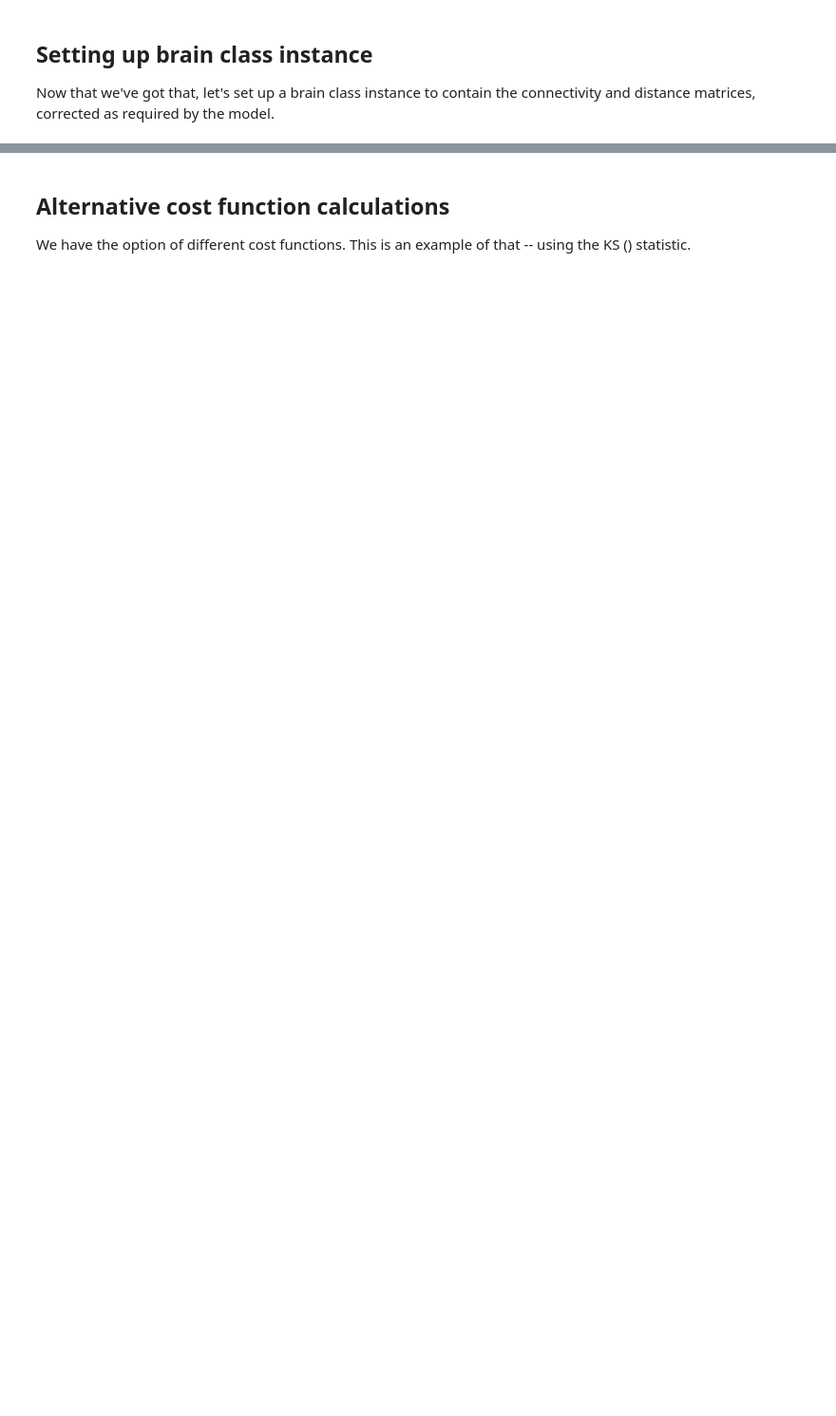
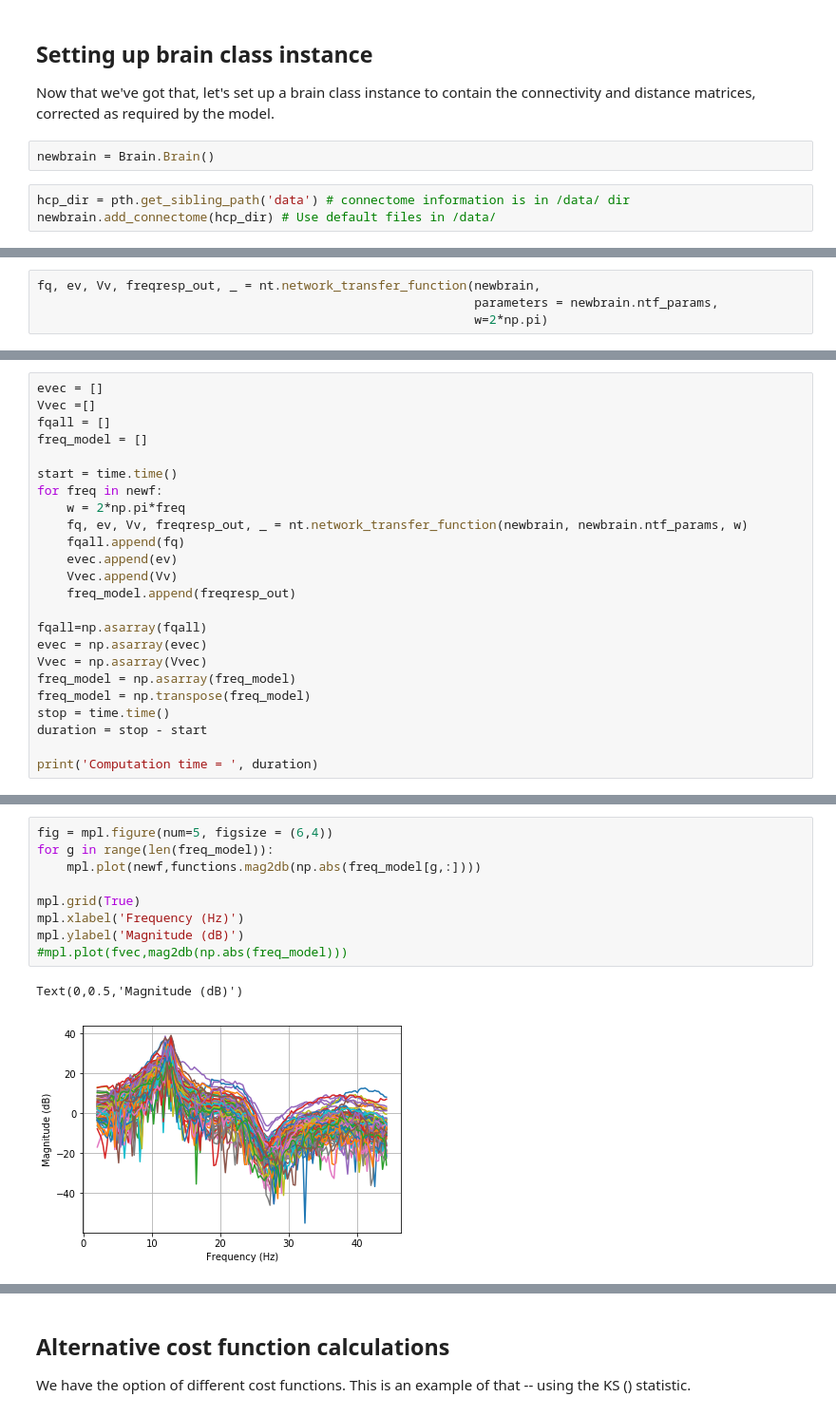
Before and after one commit to Raj-Lab-UCSF/spectrome, a Jupyter notebook: SCFC-spectral-python/SCFC/notebooks/Cost-functions.ipynb, the cells around one changed output, grey strips where cells are left out. Shown at 95% size. Saved outputs shown, nothing was run; the diff lists cells and outputs as text; blank space fills up the shorter version.

```diff
--- a/SCFC-spectral-python/SCFC/notebooks/Cost-functions.ipynb
+++ b/SCFC-spectral-python/SCFC/notebooks/Cost-functions.ipynb
@@ -210,3 +224,8 @@ from scipy.signal import detrend
 ## Setting up brain class instance
 
 Now that we've got that, let's set up a brain class instance to contain the connectivity and distance matrices, corrected as required by the model.
+# %%
+newbrain = Brain.Brain()
+# %%
+hcp_dir = pth.get_sibling_path('data') # connectome information is in /data/ dir
+newbrain.add_connectome(hcp_dir) # Use default files in /data/
@@ -218,0 +245,4 @@ Now, we can do an example of the forward model calculation for the range of freq
+# %%
+fq, ev, Vv, freqresp_out, _ = nt.network_transfer_function(newbrain,
+                                                           parameters = newbrain.ntf_params,
+                                                           w=2*np.pi)
@@ -218,0 +253,24 @@ Now, we can do an example of the forward model calculation for the range of freq
+# %%
+evec = []
+Vvec =[]
+fqall = []
+freq_model = []
+
+start = time.time()
+for freq in newf:
+    w = 2*np.pi*freq
+    fq, ev, Vv, freqresp_out, _ = nt.network_transfer_function(newbrain, newbrain.ntf_params, w)
+    fqall.append(fq)
+    evec.append(ev)
+    Vvec.append(Vv)
+    freq_model.append(freqresp_out)
+
+fqall=np.asarray(fqall)
+evec = np.asarray(evec)
+Vvec = np.asarray(Vvec)
+freq_model = np.asarray(freq_model)
+freq_model = np.transpose(freq_model)
+stop = time.time()
+duration = stop - start
+
+print('Computation time = ', duration)
@@ -218,0 +281,12 @@ Now, we can do an example of the forward model calculation for the range of freq
+# %%
+fig = mpl.figure(num=5, figsize = (6,4))
+for g in range(len(freq_model)):
+    mpl.plot(newf,functions.mag2db(np.abs(freq_model[g,:])))
+
+mpl.grid(True)
+mpl.xlabel('Frequency (Hz)')
+mpl.ylabel('Magnitude (dB)')
+#mpl.plot(fvec,mag2db(np.abs(freq_model)))
+# %% [output]
+Text(0,0.5,'Magnitude (dB)')
+[figure, added]
```
Also changed, not shown: parts of 37 cells of this notebook.
